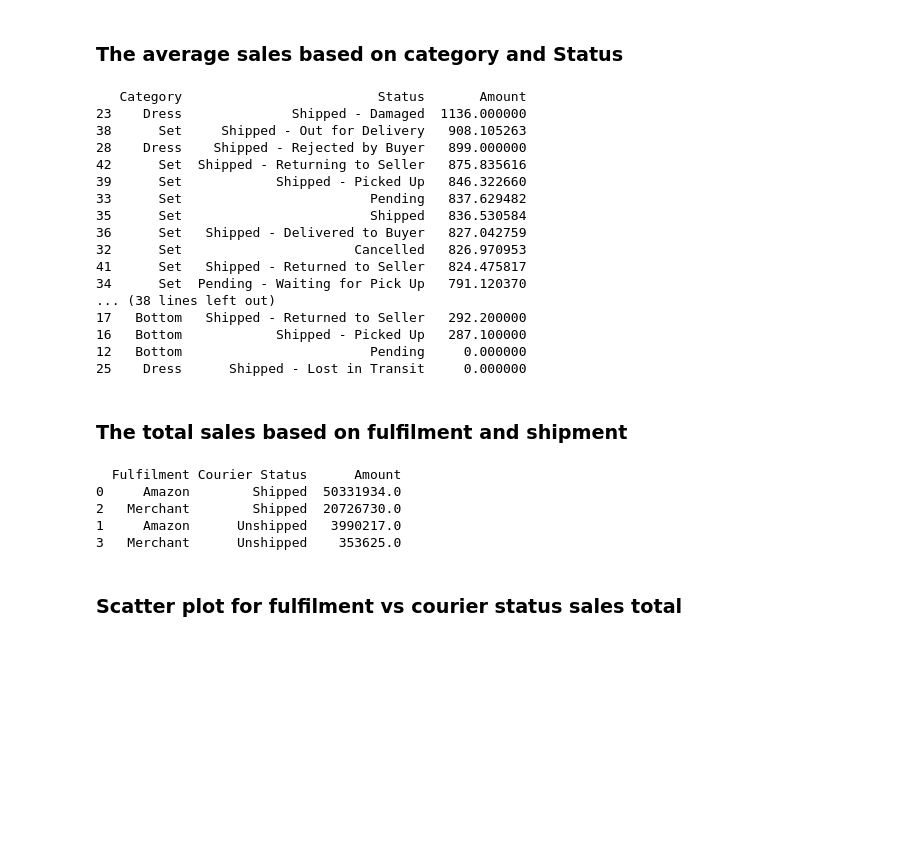
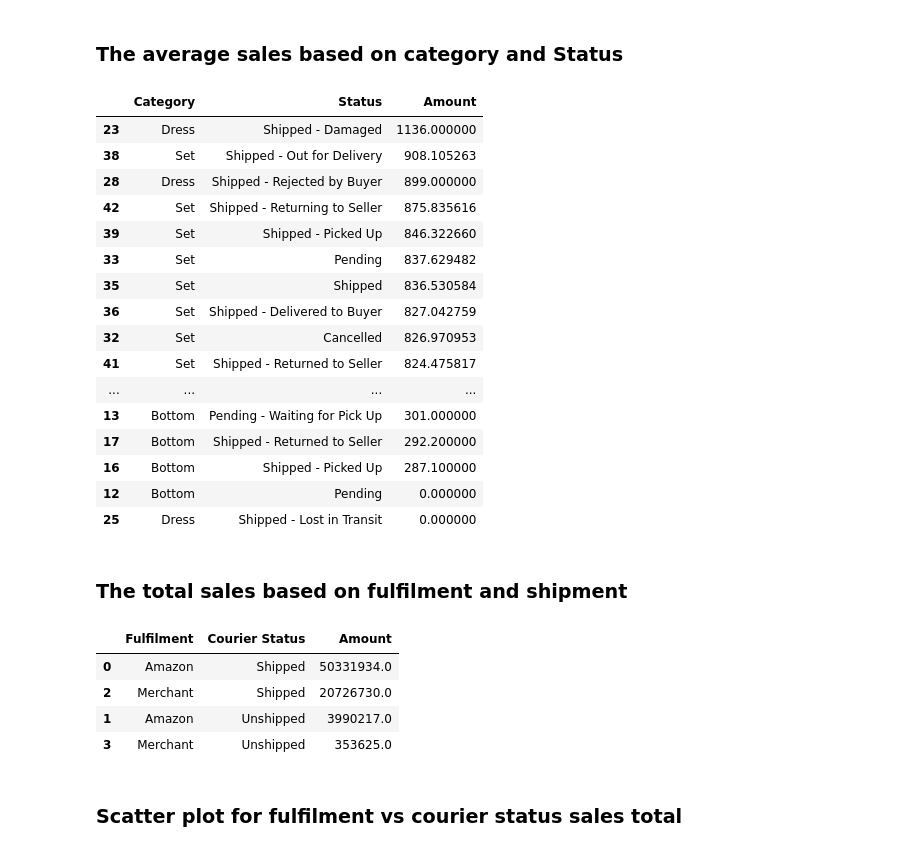
Before and after one commit to KyrellosSaleeb/Amazon-Sales, a Jupyter notebook: Amazon Sales Project.ipynb, the cells around one changed output. Cells and saved outputs as stored; diff of their text form; code cells hidden in the pictures; blank space fills up the shorter version.

```diff
--- a/Amazon Sales Project.ipynb
+++ b/Amazon Sales Project.ipynb
@@ -283,36 +269,36 @@ plt.show()
 ### The average sales based on category and Status
 # %%
 Status_avg = sales_data_cleaned.groupby(['Category','Status'], as_index = False)['Amount'].mean()
-print(Status_avg.sort_values('Amount', ascending = False))
+Status_avg.sort_values('Amount', ascending = False)
 # %% [output]
-   Category                         Status       Amount
-23    Dress              Shipped - Damaged  1136.000000
-38      Set     Shipped - Out for Delivery   908.105263
-28    Dress    Shipped - Rejected by Buyer   899.000000
-42      Set  Shipped - Returning to Seller   875.835616
-39      Set            Shipped - Picked Up   846.322660
-33      Set                        Pending   837.629482
-35      Set                        Shipped   836.530584
-36      Set   Shipped - Delivered to Buyer   827.042759
-32      Set                      Cancelled   826.970953
-41      Set   Shipped - Returned to Seller   824.475817
-34      Set  Pending - Waiting for Pick Up   791.120370
-... (38 lines left out)
-17   Bottom   Shipped - Returned to Seller   292.200000
-16   Bottom            Shipped - Picked Up   287.100000
-12   Bottom                        Pending     0.000000
-25    Dress      Shipped - Lost in Transit     0.000000
+|  | Category | Status | Amount |
+| 23 | Dress | Shipped - Damaged | 1136.000000 |
+| 38 | Set | Shipped - Out for Delivery | 908.105263 |
+| 28 | Dress | Shipped - Rejected by Buyer | 899.000000 |
+| 42 | Set | Shipped - Returning to Seller | 875.835616 |
+| 39 | Set | Shipped - Picked Up | 846.322660 |
+| 33 | Set | Pending | 837.629482 |
+| 35 | Set | Shipped | 836.530584 |
+| 36 | Set | Shipped - Delivered to Buyer | 827.042759 |
+| 32 | Set | Cancelled | 826.970953 |
+| 41 | Set | Shipped - Returned to Seller | 824.475817 |
+| ... | ... | ... | ... |
+| 13 | Bottom | Pending - Waiting for Pick Up | 301.000000 |
+| 17 | Bottom | Shipped - Returned to Seller | 292.200000 |
+| 16 | Bottom | Shipped - Picked Up | 287.100000 |
+| 12 | Bottom | Pending | 0.000000 |
+| 25 | Dress | Shipped - Lost in Transit | 0.000000 |
 # %% [markdown]
 ### The total sales based on fulfilment and shipment
 # %%
 Fulfilmet_shipped_total = sales_data_cleaned.groupby(['Fulfilment','Courier Status'], as_index = False)['Amount'].sum()
-print(Fulfilmet_shipped_total.sort_values('Amount', ascending = False))
+Fulfilmet_shipped_total.sort_values('Amount', ascending = False)
 # %% [output]
-  Fulfilment Courier Status      Amount
-0     Amazon        Shipped  50331934.0
-2   Merchant        Shipped  20726730.0
-1     Amazon      Unshipped   3990217.0
-3   Merchant      Unshipped    353625.0
+|  | Fulfilment | Courier Status | Amount |
+| 0 | Amazon | Shipped | 50331934.0 |
+| 2 | Merchant | Shipped | 20726730.0 |
+| 1 | Amazon | Unshipped | 3990217.0 |
+| 3 | Merchant | Unshipped | 353625.0 |
 # %% [markdown]
 ### Scatter plot for fulfilment vs courier status sales total
 # %%
```
Also changed, not shown: parts of 9 cells of this notebook, 1 other file.
